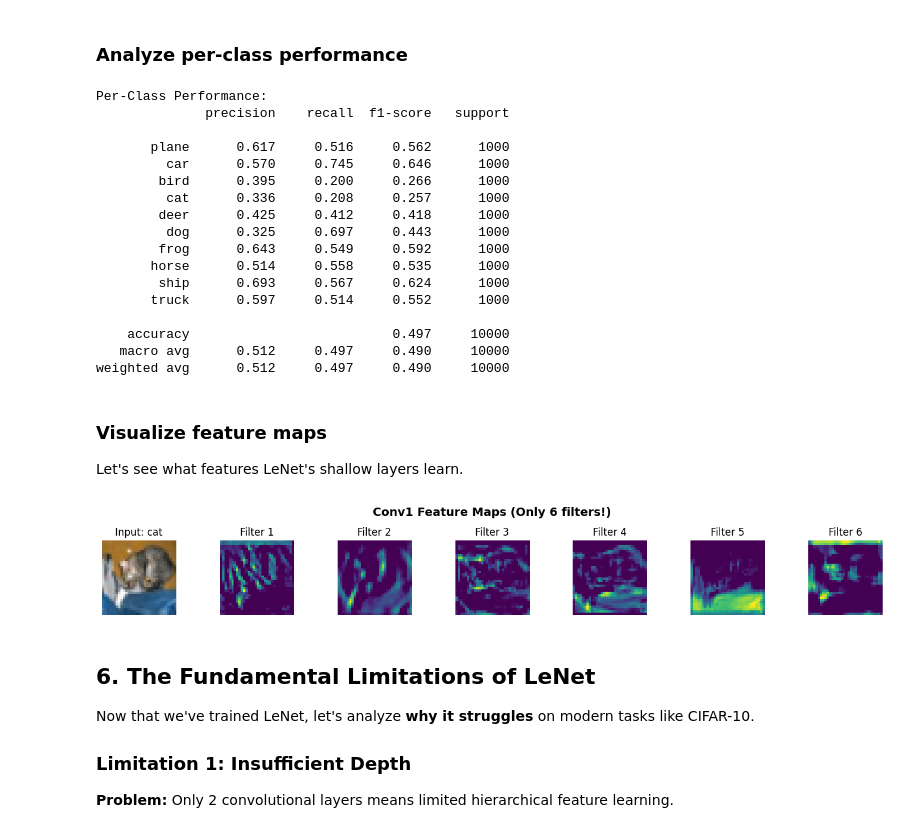
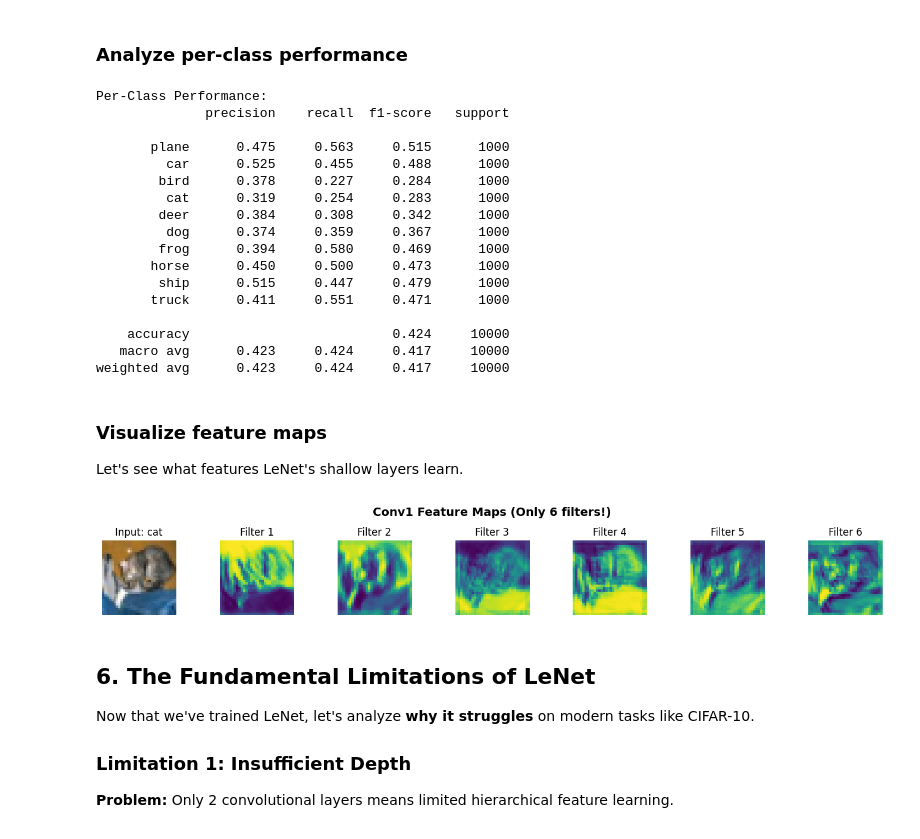
Before and after one commit to tsilva/aiml-notebooks, a Jupyter notebook: notebooks/lenet-limitations.ipynb, the cells around one changed output. Drawn from its saved outputs; the diff is of its cells as text; code cells hidden in the pictures.

```diff
--- a/notebooks/lenet-limitations.ipynb
+++ b/notebooks/lenet-limitations.ipynb
@@ -135,14 +135,12 @@ class LeNet(L.LightningModule):
         self.save_hyperparameters()
         self.learning_rate = learning_rate
 
-        # Feature extraction: 2 convolutional layers
+        # Feature extraction: 2 convolutional layers (original LeNet-5)
         self.conv1 = nn.Conv2d(3, 6, kernel_size=5, padding=2)
-        self.bn1 = nn.BatchNorm2d(6)
-        self.pool1 = nn.MaxPool2d(2, 2)
+        self.pool1 = nn.AvgPool2d(2, 2)
 
         self.conv2 = nn.Conv2d(6, 16, kernel_size=5)
-        self.bn2 = nn.BatchNorm2d(16)
-        self.pool2 = nn.MaxPool2d(2, 2)
+        self.pool2 = nn.AvgPool2d(2, 2)
 
         # Classification: fully connected layers
         self.fc1 = nn.Linear(16 * 6 * 6, 120)
@@ -152,16 +150,16 @@ class LeNet(L.LightningModule):
         self.criterion = nn.CrossEntropyLoss()
 
     def forward(self, x):
-        # Feature extraction
-        x = self.pool1(F.relu(self.bn1(self.conv1(x))))  # 32x32x3 -> 16x16x6
-        x = self.pool2(F.relu(self.bn2(self.conv2(x))))  # 16x16x6 -> 6x6x16
+        # Feature extraction (original LeNet-5: tanh activation, average pooling)
+        x = self.pool1(torch.tanh(self.conv1(x)))  # 32x32x3 -> 16x16x6
+        x = self.pool2(torch.tanh(self.conv2(x)))  # 16x16x6 -> 6x6x16
 
         # Flatten
         x = x.view(x.size(0), -1)  # [batch, 576]
 
         # Classification
-        x = F.relu(self.fc1(x))
-        x = F.relu(self.fc2(x))
+        x = torch.tanh(self.fc1(x))
+        x = torch.tanh(self.fc2(x))
         x = self.fc3(x)
         return x
 
@@ -350,20 +346,20 @@ print(classification_report(all_labels, all_preds, target_names=classes, digits=
 Per-Class Performance:
               precision    recall  f1-score   support
 
-       plane      0.617     0.516     0.562      1000
-         car      0.570     0.745     0.646      1000
-        bird      0.395     0.200     0.266      1000
-         cat      0.336     0.208     0.257      1000
-        deer      0.425     0.412     0.418      1000
-         dog      0.325     0.697     0.443      1000
-        frog      0.643     0.549     0.592      1000
-       horse      0.514     0.558     0.535      1000
-        ship      0.693     0.567     0.624      1000
-       truck      0.597     0.514     0.552      1000
+       plane      0.475     0.563     0.515      1000
+         car      0.525     0.455     0.488      1000
+        bird      0.378     0.227     0.284      1000
+         cat      0.319     0.254     0.283      1000
+        deer      0.384     0.308     0.342      1000
+         dog      0.374     0.359     0.367      1000
+        frog      0.394     0.580     0.469      1000
+       horse      0.450     0.500     0.473      1000
+        ship      0.515     0.447     0.479      1000
+       truck      0.411     0.551     0.471      1000
 
-    accuracy                          0.497     10000
-   macro avg      0.512     0.497     0.490     10000
-weighted avg      0.512     0.497     0.490     10000
+    accuracy                          0.424     10000
+   macro avg      0.423     0.424     0.417     10000
+weighted avg      0.423     0.424     0.417     10000
 # %% [markdown]
 ### Visualize feature maps
 
@@ -371,32 +367,32 @@ Let's see what features LeNet's shallow layers learn.
 # %%
 # Get a test image
 test_img, test_label = test_dataset[0]
 test_img_batch = test_img.unsqueeze(0)
 
 # Extract first conv layer features
 model.eval()
 with torch.no_grad():
-    conv1_out = F.relu(model.bn1(model.conv1(test_img_batch)))
+    conv1_out = torch.tanh(model.conv1(test_img_batch))
 
 # Visualize
 fig, axes = plt.subplots(1, 7, figsize=(14, 2))
 
 # Show original image
 axes[0].imshow(denormalize(test_img).permute(1, 2, 0).numpy())
 axes[0].set_title(f'Input: {classes[test_label]}')
 axes[0].axis('off')
 
 # Show all 6 feature maps from conv1
 for i in range(6):
     axes[i+1].imshow(conv1_out[0, i].cpu().numpy(), cmap='viridis')
     axes[i+1].set_title(f'Filter {i+1}')
     axes[i+1].axis('off')
 
 plt.suptitle('Conv1 Feature Maps (Only 6 filters!)', fontsize=14, fontweight='bold')
 plt.tight_layout()
 plt.show()
 # %% [output]
-[figure, old version]
+[figure, new version]
 # %% [markdown]
 ## 6. The Fundamental Limitations of LeNet
 
```
Also changed, not shown: parts of 6 cells of this notebook.
